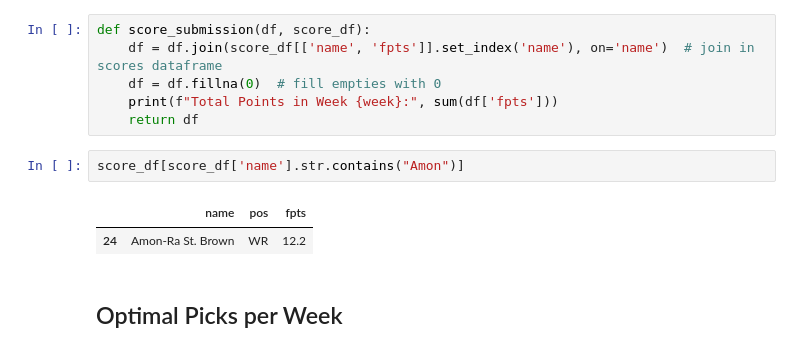
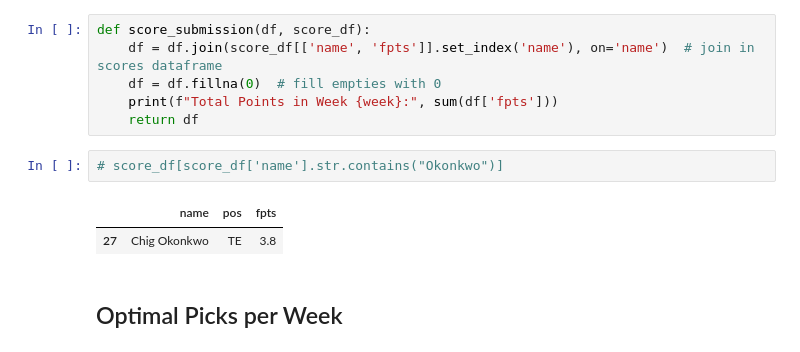
Before and after one commit to ahs8w/model_football, a Jupyter notebook: 2024_Picks_and_Scoring.ipynb, the cells around one changed output. Saved outputs shown, nothing was run; the diff lists cells and outputs as text.

```diff
--- a/2024_Picks_and_Scoring.ipynb
+++ b/2024_Picks_and_Scoring.ipynb
@@ -964,10 +962,10 @@ def score_submission(df, score_df):
     print(f"Total Points in Week {week}:", sum(df['fpts']))
     return df
 # %%
-score_df[score_df['name'].str.contains("Amon")]
+# score_df[score_df['name'].str.contains("Okonkwo")]
 # %% [output]
 |  | name | pos | fpts |
-| 24 | Amon-Ra St. Brown | WR | 12.2 |
+| 27 | Chig Okonkwo | TE | 3.8 |
 # %% [markdown]
 ## Optimal Picks per Week
 # %%
```
Also changed, not shown: parts of 103 cells of this notebook, 16 other files.
